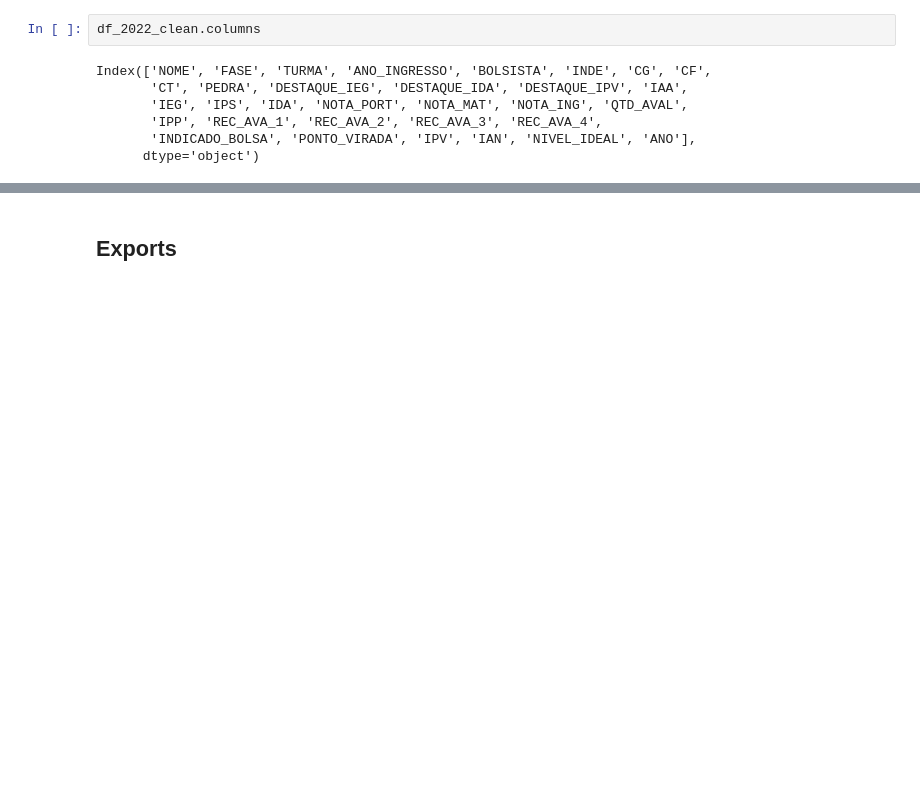
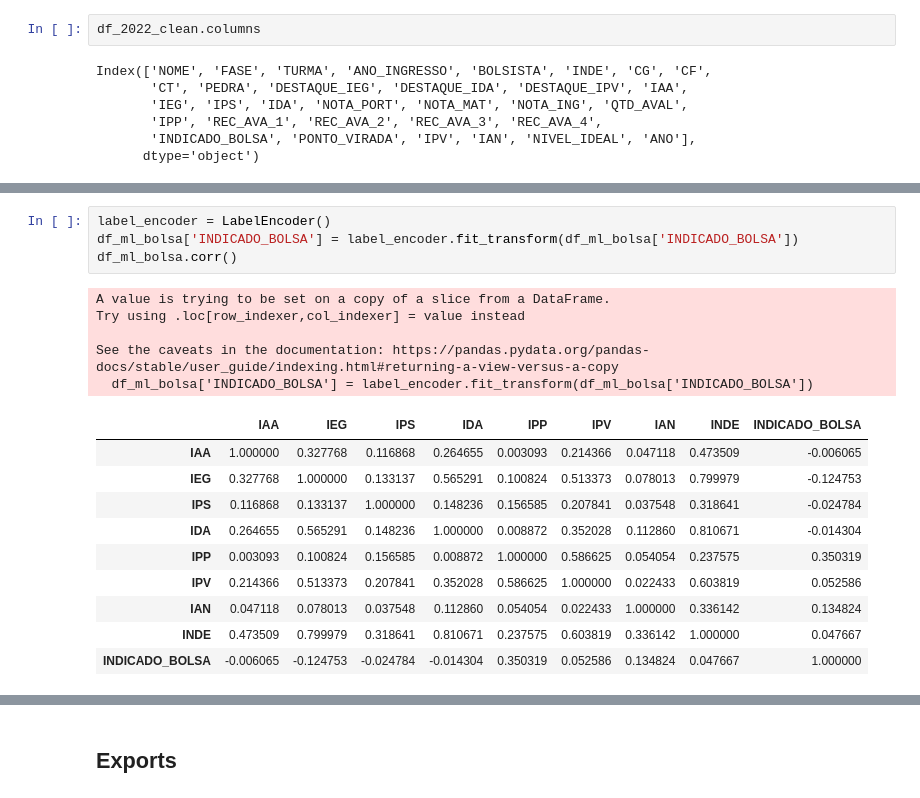
Before and after one commit to dhachcar/postech-tech-challenge-5, a Jupyter notebook: Tech_Challenge_5_Análise_Exploratória.ipynb, the cells around one changed output, grey strips where cells are left out. Saved outputs shown, nothing was run; the diff lists cells and outputs as text; blank space fills up the shorter version.

```diff
--- a/Tech_Challenge_5_Análise_Exploratória.ipynb
+++ b/Tech_Challenge_5_Análise_Exploratória.ipynb
@@ -450,0 +471,20 @@ Index(['NOME', 'FASE', 'TURMA', 'ANO_INGRESSO', 'BOLSISTA', 'INDE', 'CG', 'CF',
+# %%
+label_encoder = LabelEncoder()
+df_ml_bolsa['INDICADO_BOLSA'] = label_encoder.fit_transform(df_ml_bolsa['INDICADO_BOLSA'])
+df_ml_bolsa.corr()
+# %% [output]
+A value is trying to be set on a copy of a slice from a DataFrame.
+Try using .loc[row_indexer,col_indexer] = value instead
+
+See the caveats in the documentation: https://pandas.pydata.org/pandas-docs/stable/user_guide/indexing.html#returning-a-view-versus-a-copy
+  df_ml_bolsa['INDICADO_BOLSA'] = label_encoder.fit_transform(df_ml_bolsa['INDICADO_BOLSA'])
+|  | IAA | IEG | IPS | IDA | IPP | IPV | IAN | INDE | INDICADO_BOLSA |
+| IAA | 1.000000 | 0.327768 | 0.116868 | 0.264655 | 0.003093 | 0.214366 | 0.047118 | 0.473509 | -0.006065 |
+| IEG | 0.327768 | 1.000000 | 0.133137 | 0.565291 | 0.100824 | 0.513373 | 0.078013 | 0.799979 | -0.124753 |
+| IPS | 0.116868 | 0.133137 | 1.000000 | 0.148236 | 0.156585 | 0.207841 | 0.037548 | 0.318641 | -0.024784 |
+| IDA | 0.264655 | 0.565291 | 0.148236 | 1.000000 | 0.008872 | 0.352028 | 0.112860 | 0.810671 | -0.014304 |
+| IPP | 0.003093 | 0.100824 | 0.156585 | 0.008872 | 1.000000 | 0.586625 | 0.054054 | 0.237575 | 0.350319 |
+| IPV | 0.214366 | 0.513373 | 0.207841 | 0.352028 | 0.586625 | 1.000000 | 0.022433 | 0.603819 | 0.052586 |
+| IAN | 0.047118 | 0.078013 | 0.037548 | 0.112860 | 0.054054 | 0.022433 | 1.000000 | 0.336142 | 0.134824 |
+| INDE | 0.473509 | 0.799979 | 0.318641 | 0.810671 | 0.237575 | 0.603819 | 0.336142 | 1.000000 | 0.047667 |
+| INDICADO_BOLSA | -0.006065 | -0.124753 | -0.024784 | -0.014304 | 0.350319 | 0.052586 | 0.134824 | 0.047667 | 1.000000 |
```
Also changed, not shown: parts of 14 cells of this notebook.
